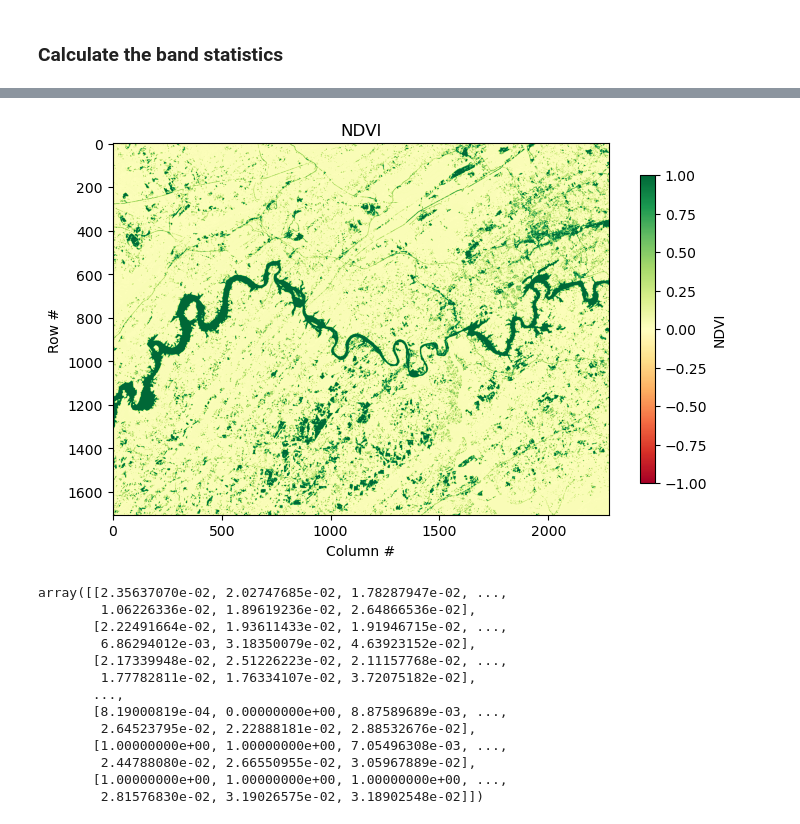
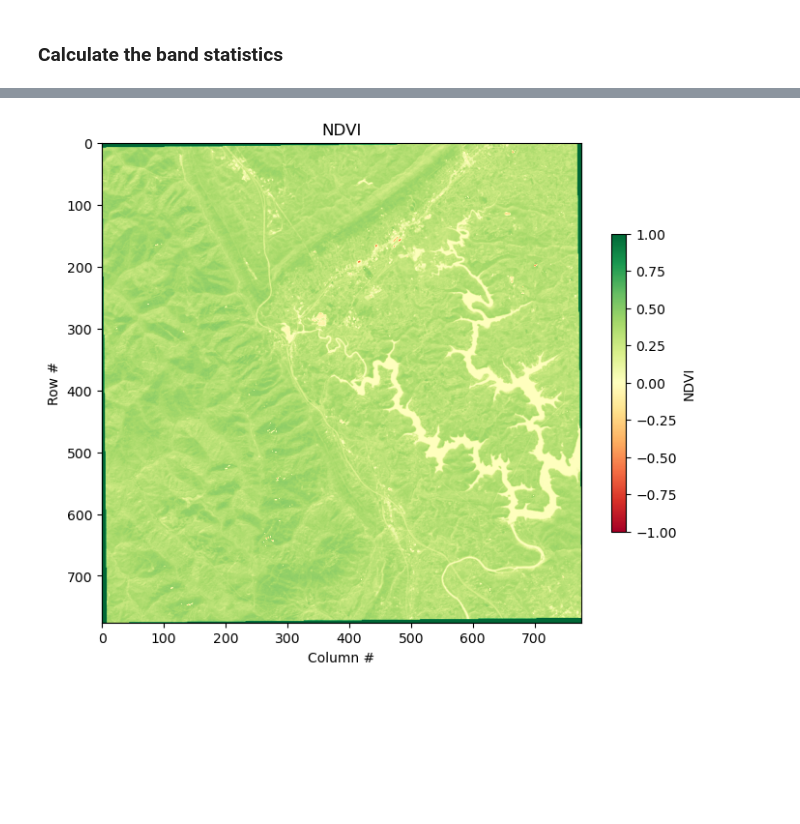
Before and after one commit to gisynw/ssj-302, a Jupyter notebook: docs/Lectures/Week10_multiple_bands/Week10_instructor.ipynb, the cells around one changed output, grey strips where cells are left out. Cells and saved outputs as stored; diff of their text form; code cells hidden in the pictures; blank space fills up the shorter version.

```diff
--- a/docs/Lectures/Week10_multiple_bands/Week10_instructor.ipynb
+++ b/docs/Lectures/Week10_multiple_bands/Week10_instructor.ipynb
@@ -22,4 +21,4 @@ os.getcwd()
 # %%
-dem_path = os.path.join(os.getcwd(),  "Data\\GSM03.tif")
+dem_path = os.path.join(os.getcwd(),  "data\\landsat.tif")
 dem_path
 # %% [output]
@@ -168,32 +180,15 @@ array([[2.35637070e-02, 2.02747685e-02, 1.78287947e-02, ...,
 # %%
-nir_band = landsat.read(5)
+nir = landsat.read(5)
 red_band = landsat.read(4)
 
-ndvi = (nir_band - red_band) / (nir_band + red_band)
-ndvi = ndvi.clip(-1, 1)
+ndvi = (nir - red_band) / (nir + red_band)
 
 plt.figure(figsize=(8, 8))
 plt.imshow(ndvi, cmap="RdYlGn", vmin=-1, vmax=1)
 plt.colorbar(label="NDVI", shrink=0.5)
 plt.title("NDVI")
 plt.xlabel("Column #")
 plt.ylabel("Row #")
 plt.show()
 # %% [output]
-[figure, old version]
+[figure, new version]
-# %%
-ndvi
-# %% [output]
-array([[2.35637070e-02, 2.02747685e-02, 1.78287947e-02, ...,
-        1.06226336e-02, 1.89619236e-02, 2.64866536e-02],
-       [2.22491664e-02, 1.93611433e-02, 1.91946715e-02, ...,
-        6.86294012e-03, 3.18350079e-02, 4.63923152e-02],
-       [2.17339948e-02, 2.51226223e-02, 2.11157768e-02, ...,
-        1.77782811e-02, 1.76334107e-02, 3.72075182e-02],
-       ...,
-       [8.19000819e-04, 0.00000000e+00, 8.87589689e-03, ...,
-        2.64523795e-02, 2.22888181e-02, 2.88532676e-02],
-       [1.00000000e+00, 1.00000000e+00, 7.05496308e-03, ...,
-        2.44788080e-02, 2.66550955e-02, 3.05967889e-02],
-       [1.00000000e+00, 1.00000000e+00, 1.00000000e+00, ...,
-        2.81576830e-02, 3.19026575e-02, 3.18902548e-02]])
```
Also changed, not shown: parts of 46 cells of this notebook, 11 other files.
